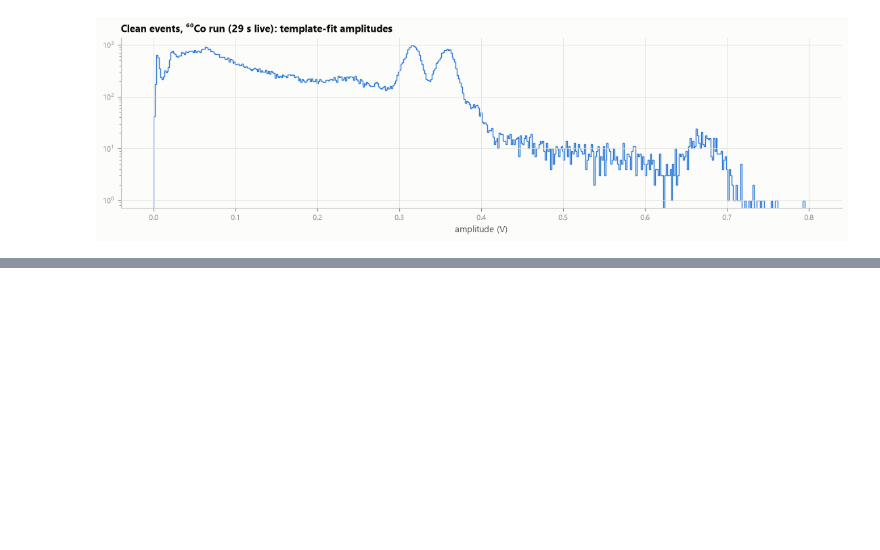
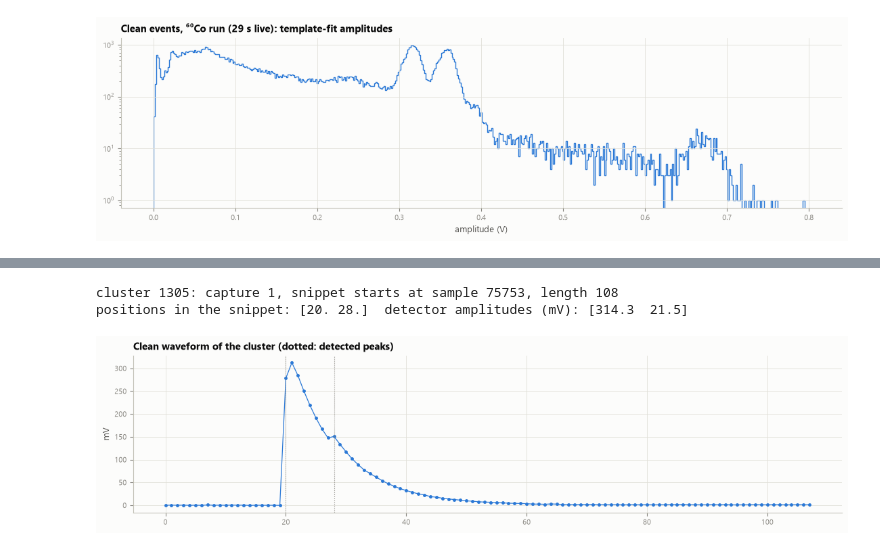
Before and after one commit to AyubSherif/DigitalGammaSpectroscopy, a Jupyter notebook: docs/walkthrough.ipynb, the cells around one changed output, grey strips where cells are left out. Drawn from its saved outputs; the diff is of its cells as text; code cells hidden in the pictures; blank space fills up the shorter version.

```diff
--- a/docs/walkthrough.ipynb
+++ b/docs/walkthrough.ipynb
@@ -830,0 +837,19 @@ ratio of centres: 1.1317 (1332/1173 = 1.1355)
+# %%
+ev_all = efull.events
+ok_flags = (ev_all["flags"] & (events.FLAG_WARMUP | events.FLAG_EDGE)) == 0
+cand = ev_all[(ev_all["cluster_size"] == 2) & (ev_all["gap_next"] >= 6) & (ev_all["gap_next"] <= 10)
+              & (ev_all["filter_amplitude"] > 0.25) & ok_flags]
+cl = int(cand["cluster"][0])
+cap, start, yc = efull.snippet(cl)
+rows = ev_all[ev_all["cluster"] == cl]
+pos = (rows["index"] - start).astype(float)
+print(f"cluster {cl}: capture {cap}, snippet starts at sample {start}, length {yc.size}")
+print("positions in the snippet:", pos, " detector amplitudes (mV):", np.round(rows["filter_amplitude"] * 1e3, 1))
+fig, ax = P.figure(1, 1, height_per_row=2.8)
+ax[0,0].plot(yc * 1e3, marker="o", markersize=2.5, linewidth=0.9)
+for p_ in pos: ax[0,0].axvline(p_, color=P.MUTED, linestyle=":", linewidth=0.8)
+ax[0,0].set_ylabel("mV"); ax[0,0].set_title("Clean waveform of the cluster (dotted: detected peaks)"); plt.show()
+# %% [output]
+cluster 1305: capture 1, snippet starts at sample 75753, length 108
+positions in the snippet: [20. 28.]  detector amplitudes (mV): [314.3  21.5]
+[figure, added]
```
Also changed, not shown: parts of 27 cells of this notebook, 15 other files.
